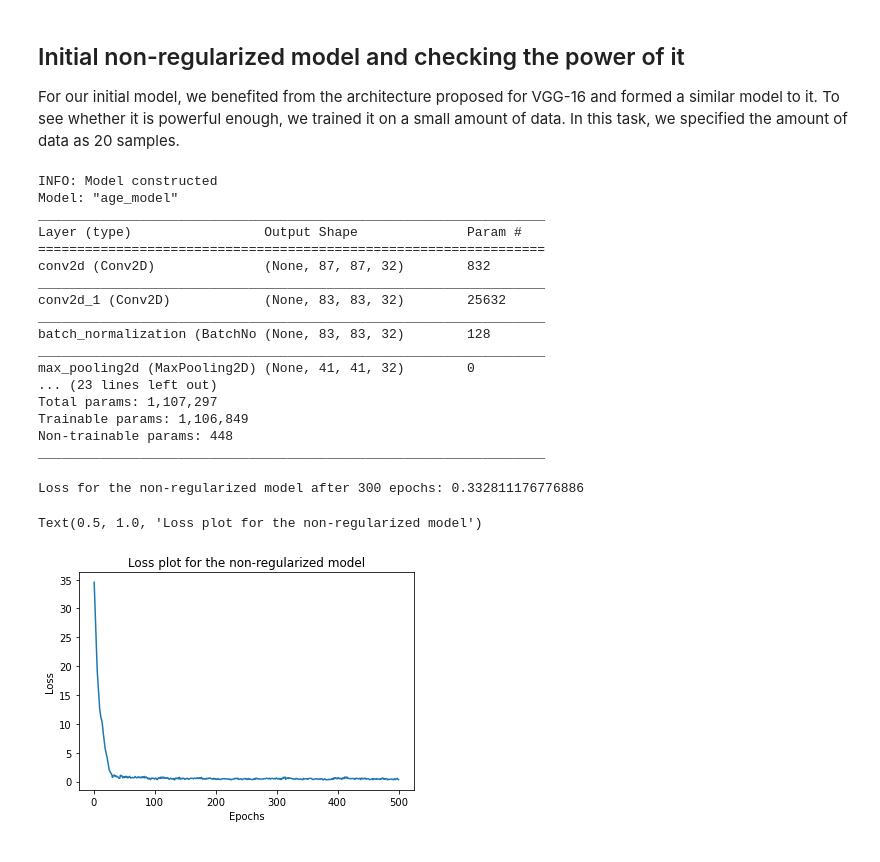
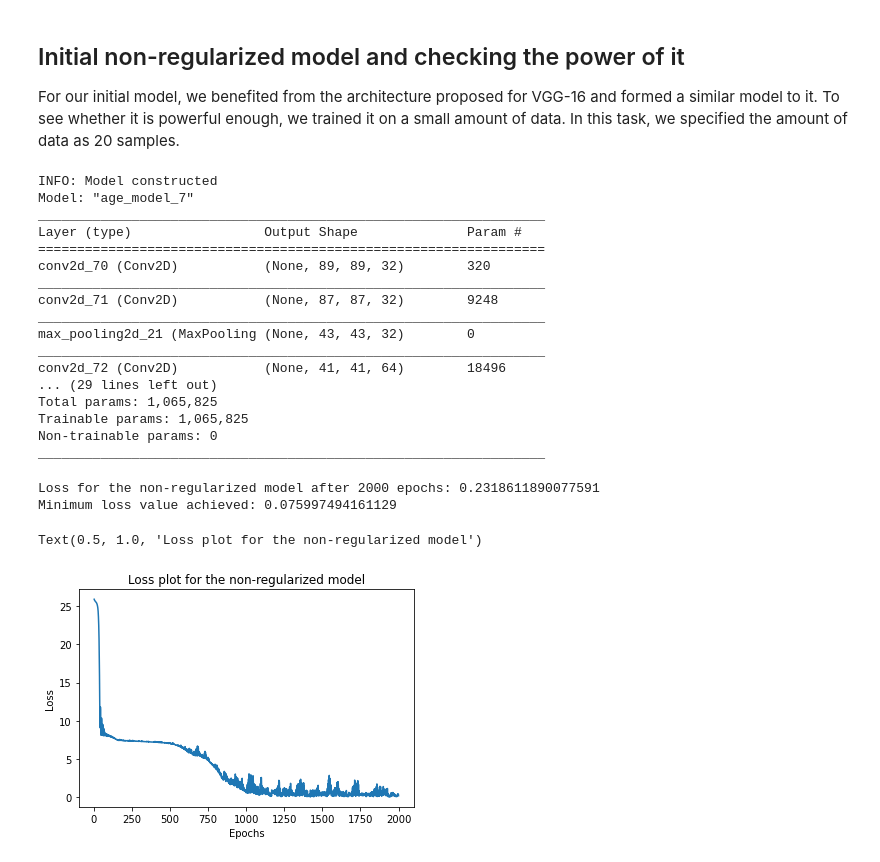
Before and after one commit to yusufdalva/CS559_Homework, a Jupyter notebook: Optimizing the model.ipynb, the cells around one changed output. Cells and saved outputs as stored; diff of their text form; code cells hidden in the pictures.

```diff
--- a/Optimizing the model.ipynb
+++ b/Optimizing the model.ipynb
@@ -126,20 +135,23 @@ For our initial model, we benefited from the architecture proposed for VGG-16 an
 # %%
 # Model specification
 non_regularized_model = []
-non_regularized_model.append({"type": "conv2d", "filters": 32, "kernel_size": (5,5), "strides":(1,1), "padding":"valid", "activation": "relu", "initializer": "xavier", "regularizer": None})
-non_regularized_model.append({"type": "conv2d", "filters": 32, "kernel_size": (5,5), "strides":(1,1), "padding":"valid", "activation": "relu", "initializer": "xavier", "regularizer": None})
-non_regularized_model.append({"type": "batch_norm"})
+non_regularized_model.append({"type": "conv2d", "filters": 32, "kernel_size": (3,3), "strides":(1,1), "padding":"valid", "activation": "relu", "initializer": "xavier", "regularizer": None})
+non_regularized_model.append({"type": "conv2d", "filters": 32, "kernel_size": (3,3), "strides":(1,1), "padding":"valid", "activation": "relu", "initializer": "xavier", "regularizer": None})
 non_regularized_model.append({"type": "pool", "pool_type": "max", "pool_size": (2,2), "strides": None, "padding": "valid"})
 non_regularized_model.append({"type": "conv2d", "filters": 64, "kernel_size": (3,3), "strides":(1,1), "padding":"valid", "activation": "relu", "initializer": "xavier", "regularizer": None})
 non_regularized_model.append({"type": "conv2d", "filters": 64, "kernel_size": (3,3), "strides":(1,1), "padding":"valid", "activation": "relu", "initializer": "xavier", "regularizer": None})
-non_regularized_model.append({"type": "batch_norm"})
 non_regularized_model.append({"type": "pool", "pool_type": "max", "pool_size": (2,2), "strides": None, "padding": "valid"})
 non_regularized_model.append({"type": "conv2d", "filters": 128, "kernel_size": (3,3), "strides":(1,1), "padding":"valid", "activation": "relu", "initializer": "xavier", "regularizer": None})
 non_regularized_model.append({"type": "conv2d", "filters": 128, "kernel_size": (3,3), "strides":(1,1), "padding":"valid", "activation": "relu", "initializer": "xavier", "regularizer": None})
-non_regularized_model.append({"type": "batch_norm"})
+non_regularized_model.append({"type": "conv2d", "filters": 128, "kernel_size": (3,3), "strides":(1,1), "padding":"valid", "activation": "relu", "initializer": "xavier", "regularizer": None})
 non_regularized_model.append({"type": "pool", "pool_type": "max", "pool_size": (2,2), "strides": None, "padding": "valid"})
+non_regularized_model.append({"type": "conv2d", "filters": 128, "kernel_size": (3,3), "strides":(1,1), "padding":"valid", "activation": "relu", "initializer": "xavier", "regularizer": None})
+non_regularized_model.append({"type": "conv2d", "filters": 128, "kernel_size": (3,3), "strides":(1,1), "padding":"valid", "activation": "relu", "initializer": "xavier", "regularizer": None})
+non_regularized_model.append({"type": "conv2d", "filters": 256, "kernel_size": (1,1), "strides":(1,1), "padding":"valid", "activation": "relu", "initializer": "xavier", "regularizer": None})
 non_regularized_model.append({"type": "flatten"})
+non_regularized_model.append({"type": "dense", "units": 256, "activation": "relu", "initializer": "xavier", "regularizer": None})
 non_regularized_model.append({"type": "dense", "units": 128, "activation": "relu", "initializer": "xavier", "regularizer": None})
+non_regularized_model.append({"type": "dense", "units": 64, "activation": "relu", "initializer": "xavier", "regularizer": None})
 non_regularized_model.append({"type": "dense", "units": 1, "activation": "relu", "initializer": "xavier", "regularizer": None})
 # %%
 # Building the model
@@ -148,39 +160,37 @@ model_to_overfit.build_comp_graph((None, 91, 91, 1)) # Building computational gr
 model_to_overfit.summary()
 # %% [output]
 INFO: Model constructed
-Model: "age_model"
+Model: "age_model_7"
 _________________________________________________________________
 Layer (type)                 Output Shape              Param #
 =================================================================
-conv2d (Conv2D)              (None, 87, 87, 32)        832
+conv2d_70 (Conv2D)           (None, 89, 89, 32)        320
 _________________________________________________________________
-conv2d_1 (Conv2D)            (None, 83, 83, 32)        25632
+conv2d_71 (Conv2D)           (None, 87, 87, 32)        9248
 _________________________________________________________________
-batch_normalization (BatchNo (None, 83, 83, 32)        128
+max_pooling2d_21 (MaxPooling (None, 43, 43, 32)        0
 _________________________________________________________________
-max_pooling2d (MaxPooling2D) (None, 41, 41, 32)        0
-... (23 lines left out)
-Total params: 1,107,297
-Trainable params: 1,106,849
-Non-trainable params: 448
+conv2d_72 (Conv2D)           (None, 41, 41, 64)        18496
+... (29 lines left out)
+Total params: 1,065,825
+Trainable params: 1,065,825
+Non-trainable params: 0
 _________________________________________________________________
 # %%
-# Generate random data indexes
-random_idx = np.random.permutation(train_samples.shape[0])
-random_train_sammples = train_samples[random_idx[:20]]
-random_train_labels = train_labels[random_idx[:20]]
 # Compile and run the model
 optim = tf.keras.optimizers.Adam(learning_rate=0.0001)
 loss = tf.keras.losses.MeanAbsoluteError()
 model_to_overfit.compile(loss=loss, optimizer=optim)
-history = model_to_overfit.fit(x=random_train_sammples, y=random_train_labels, epochs=500, verbose=0)
+history = model_to_overfit.fit(x=random_train_sammples, y=random_train_labels, epochs=2000, verbose=0)
 losses = history.history["loss"]
-print("Loss for the non-regularized model after 300 epochs: {}".format(losses[-1]))
+print("Loss for the non-regularized model after 2000 epochs: {}".format(losses[-1]))
+print("Minimum loss value achieved: {}".format(np.amin(losses)))
 plt.plot(range(1, len(losses) + 1), losses)
 plt.xlabel("Epochs")
 plt.ylabel("Loss")
 plt.title("Loss plot for the non-regularized model")
 # %% [output]
-Loss for the non-regularized model after 300 epochs: 0.332811176776886
+Loss for the non-regularized model after 2000 epochs: 0.2318611890077591
+Minimum loss value achieved: 0.075997494161129
 Text(0.5, 1.0, 'Loss plot for the non-regularized model')
-[figure, old version]
+[figure, new version]
```
Also changed, not shown: parts of 5 cells of this notebook.
